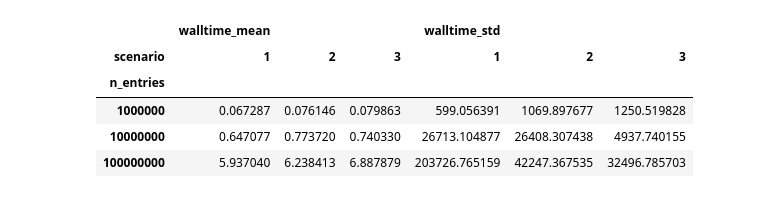
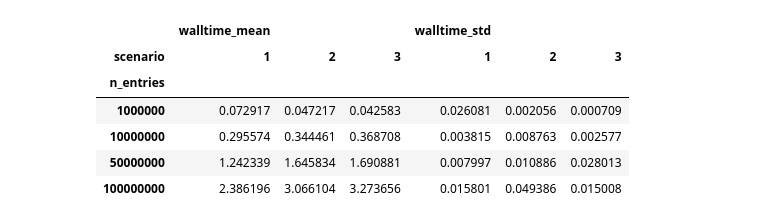
Before and after one commit to enirolf/hep-data-combination-benchmarks, a Jupyter notebook: plot_results.ipynb, the cells around one changed output. Saved outputs shown, nothing was run; the diff lists cells and outputs as text; code cells hidden in the pictures.

```diff
--- a/plot_results.ipynb
+++ b/plot_results.ipynb
@@ -8,29 +8,28 @@ plt.style.use("seaborn-v0_8")
 # %%
 n_entries2numeric = {
     # "10k": 10_000,
     "1M": 1_000_000,
     "10M": 10_000_000,
+    "50M": 50_000_000,
     "100M": 100_000_000
 }
 
 df = pd.DataFrame()
 for s in range(1,4):
-    for i, n_entries in enumerate(["1M", "10M", "100M"]):
-        walltime = np.loadtxt(f"../results/scenario{s}/{n_entries}.csv", delimiter=",", skiprows=1, usecols=2)
-        row = {"scenario": [s], "n_entries": [n_entries2numeric[n_entries]], "walltime_mean": [walltime.mean() * 1e-6], "walltime_std": [walltime.std()]}
+    for i, n_entries in enumerate(["1M", "10M", "50M", "100M"]):
+        walltime = np.loadtxt(f"./results/scenario{s}/{n_entries}.csv", delimiter=",", skiprows=1, usecols=2)
+        row = {"scenario": [s], "n_entries": [n_entries2numeric[n_entries]], "walltime_mean": [walltime.mean() * 1e-6], "walltime_std": [walltime.std() * 1e-6]}
         df = pd.concat([df, pd.DataFrame(row)])
 
 
-    # scenario["scenario"] = np.full(scenario["10M"].shape, s)
-    # df_scenario = pd.DataFrame(scenario)
-    # df = pd.concat([df, df_scenario])
 df.reset_index(drop=True, inplace=True)
 df = df.pivot(index="n_entries", columns="scenario")
 df
 # %% [output]
 |  | walltime_mean |  |  | walltime_std |  |  |
 | scenario | 1 | 2 | 3 | 1 | 2 | 3 |
 | n_entries |  |  |  |  |  |  |
-| 1000000 | 0.067287 | 0.076146 | 0.079863 | 599.056391 | 1069.897677 | 1250.519828 |
-| 10000000 | 0.647077 | 0.773720 | 0.740330 | 26713.104877 | 26408.307438 | 4937.740155 |
-| 100000000 | 5.937040 | 6.238413 | 6.887879 | 203726.765159 | 42247.367535 | 32496.785703 |
+| 1000000 | 0.072917 | 0.047217 | 0.042583 | 0.026081 | 0.002056 | 0.000709 |
+| 10000000 | 0.295574 | 0.344461 | 0.368708 | 0.003815 | 0.008763 | 0.002577 |
+| 50000000 | 1.242339 | 1.645834 | 1.690881 | 0.007997 | 0.010886 | 0.028013 |
+| 100000000 | 2.386196 | 3.066104 | 3.273656 | 0.015801 | 0.049386 | 0.015008 |
```
Also changed, not shown: parts of 2 cells of this notebook, 9 other files.
